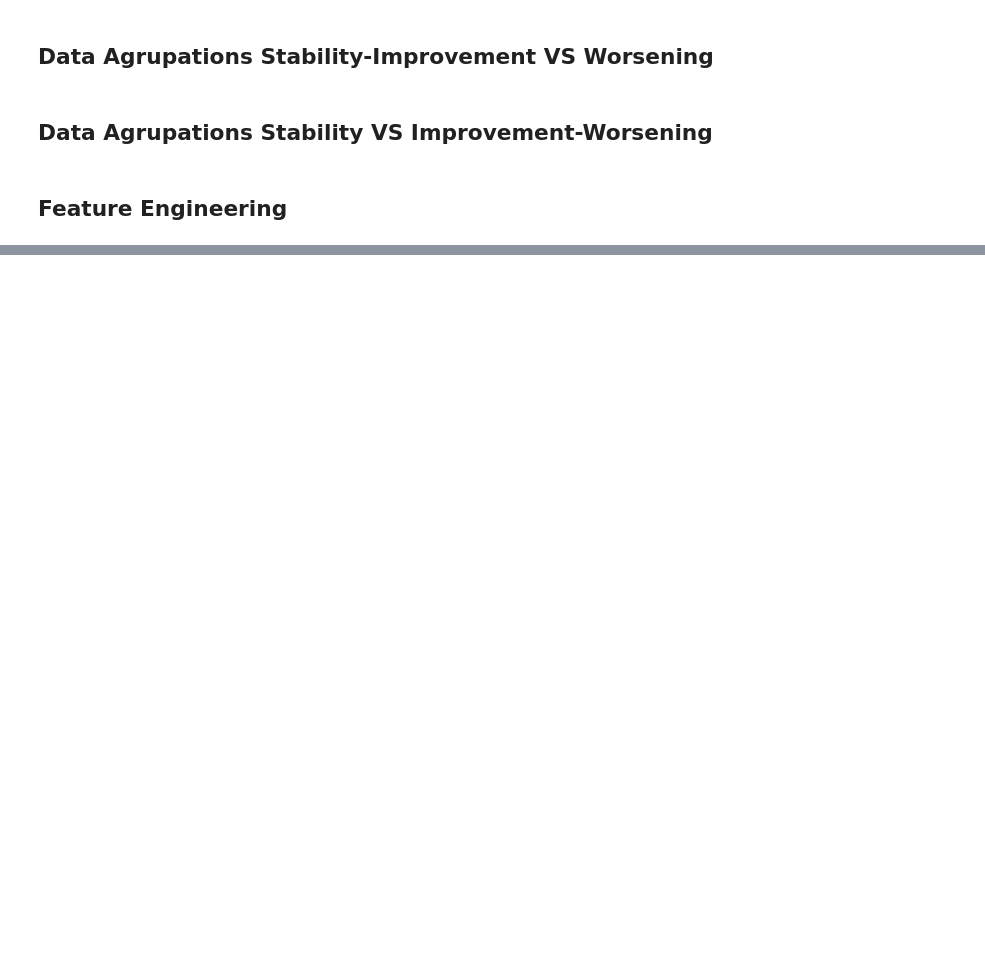
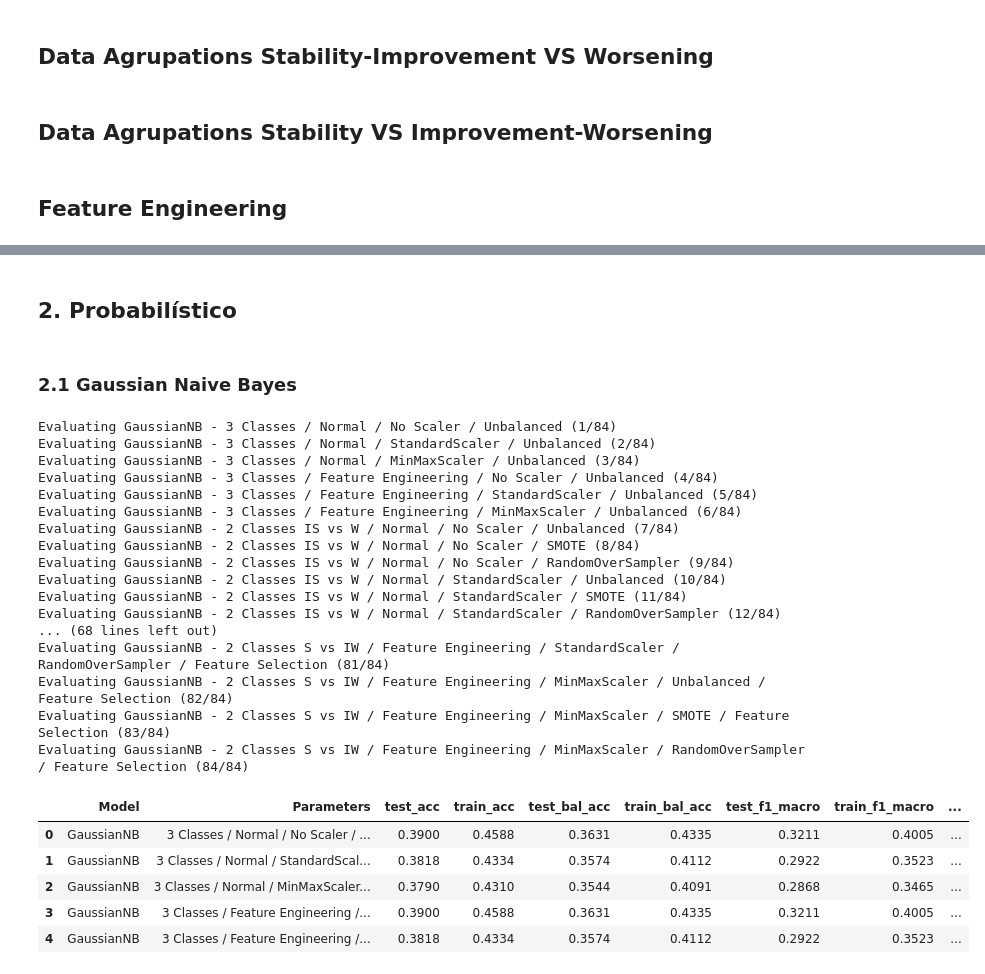
Before and after one commit to fserracrespi/PD_Project_UofL, a Jupyter notebook: PD_DATA/MODELS DEVELOPMENT/MODEL_DEVELOPMENT/Modelo_mutidominio.ipynb, the cells around one changed output, grey strips where cells are left out. Cells and saved outputs as stored; diff of their text form; code cells hidden in the pictures; blank space fills up the shorter version.

```diff
--- a/PD_DATA/MODELS DEVELOPMENT/MODEL_DEVELOPMENT/Modelo_mutidominio.ipynb
+++ b/PD_DATA/MODELS DEVELOPMENT/MODEL_DEVELOPMENT/Modelo_mutidominio.ipynb
@@ -424,0 +788,32 @@ df_all_dummies
+# %% [markdown]
+## 2. Probabilístico
+# %% [markdown]
+### 2.1 Gaussian Naive Bayes
+# %%
+GNB_model = GaussianNB()
+GNB_result = model_default_evaluation(class_training, GNB_model)
+GNB_result.head()
+# %% [output]
+Evaluating GaussianNB - 3 Classes / Normal / No Scaler / Unbalanced (1/84)
+Evaluating GaussianNB - 3 Classes / Normal / StandardScaler / Unbalanced (2/84)
+Evaluating GaussianNB - 3 Classes / Normal / MinMaxScaler / Unbalanced (3/84)
+Evaluating GaussianNB - 3 Classes / Feature Engineering / No Scaler / Unbalanced (4/84)
+Evaluating GaussianNB - 3 Classes / Feature Engineering / StandardScaler / Unbalanced (5/84)
+Evaluating GaussianNB - 3 Classes / Feature Engineering / MinMaxScaler / Unbalanced (6/84)
+Evaluating GaussianNB - 2 Classes IS vs W / Normal / No Scaler / Unbalanced (7/84)
+Evaluating GaussianNB - 2 Classes IS vs W / Normal / No Scaler / SMOTE (8/84)
+Evaluating GaussianNB - 2 Classes IS vs W / Normal / No Scaler / RandomOverSampler (9/84)
+Evaluating GaussianNB - 2 Classes IS vs W / Normal / StandardScaler / Unbalanced (10/84)
+Evaluating GaussianNB - 2 Classes IS vs W / Normal / StandardScaler / SMOTE (11/84)
+Evaluating GaussianNB - 2 Classes IS vs W / Normal / StandardScaler / RandomOverSampler (12/84)
+... (68 lines left out)
+Evaluating GaussianNB - 2 Classes S vs IW / Feature Engineering / StandardScaler / RandomOverSampler / Feature Selection (81/84)
+Evaluating GaussianNB - 2 Classes S vs IW / Feature Engineering / MinMaxScaler / Unbalanced / Feature Selection (82/84)
+Evaluating GaussianNB - 2 Classes S vs IW / Feature Engineering / MinMaxScaler / SMOTE / Feature Selection (83/84)
+Evaluating GaussianNB - 2 Classes S vs IW / Feature Engineering / MinMaxScaler / RandomOverSampler / Feature Selection (84/84)
+|  | Model | Parameters | test_acc | train_acc | test_bal_acc | train_bal_acc | test_f1_macro | train_f1_macro | ... |
+| 0 | GaussianNB | 3 Classes / Normal / No Scaler / ... | 0.3900 | 0.4588 | 0.3631 | 0.4335 | 0.3211 | 0.4005 | ... |
+| 1 | GaussianNB | 3 Classes / Normal / StandardScal... | 0.3818 | 0.4334 | 0.3574 | 0.4112 | 0.2922 | 0.3523 | ... |
+| 2 | GaussianNB | 3 Classes / Normal / MinMaxScaler... | 0.3790 | 0.4310 | 0.3544 | 0.4091 | 0.2868 | 0.3465 | ... |
+| 3 | GaussianNB | 3 Classes / Feature Engineering /... | 0.3900 | 0.4588 | 0.3631 | 0.4335 | 0.3211 | 0.4005 | ... |
+| 4 | GaussianNB | 3 Classes / Feature Engineering /... | 0.3818 | 0.4334 | 0.3574 | 0.4112 | 0.2922 | 0.3523 | ... |
```
Also changed, not shown: parts of 51 cells of this notebook, 4 other files.
